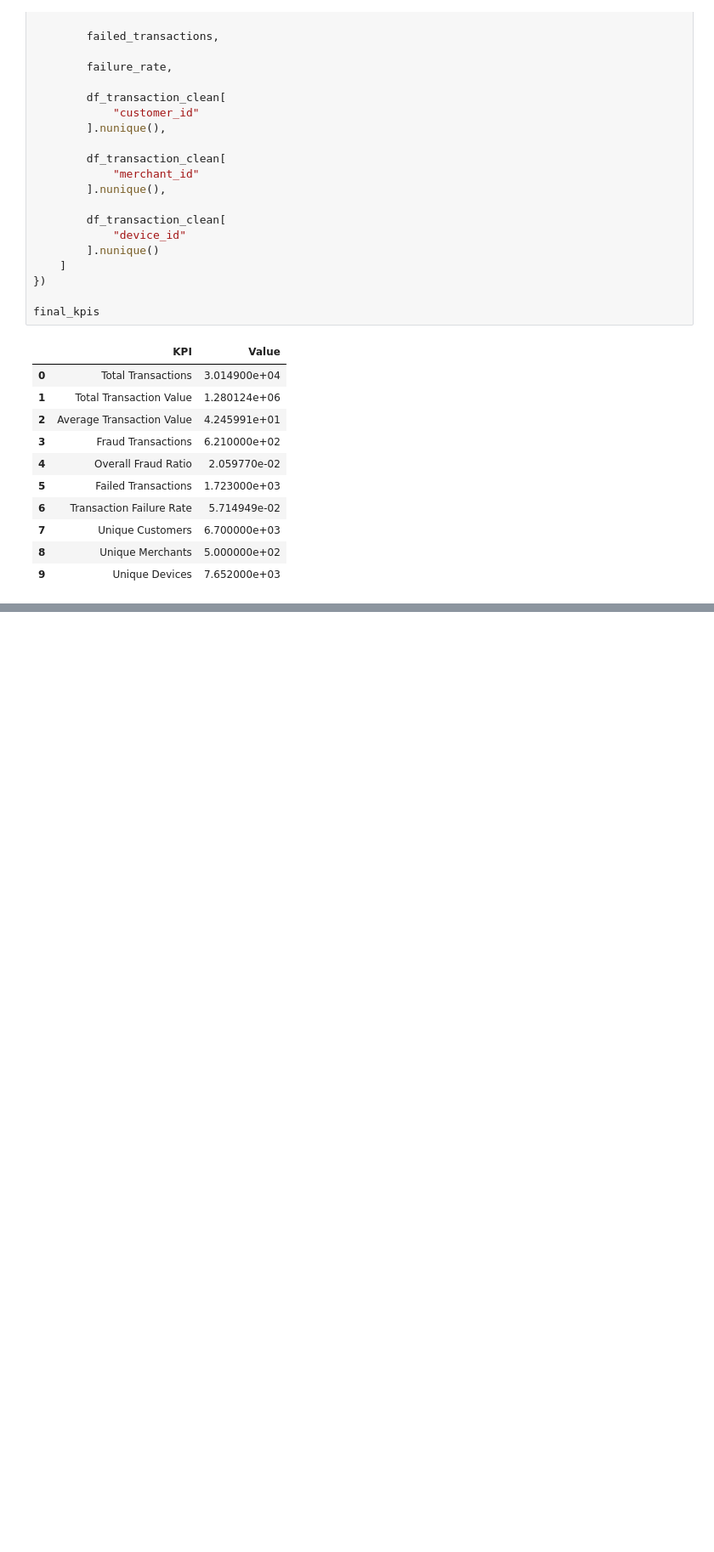
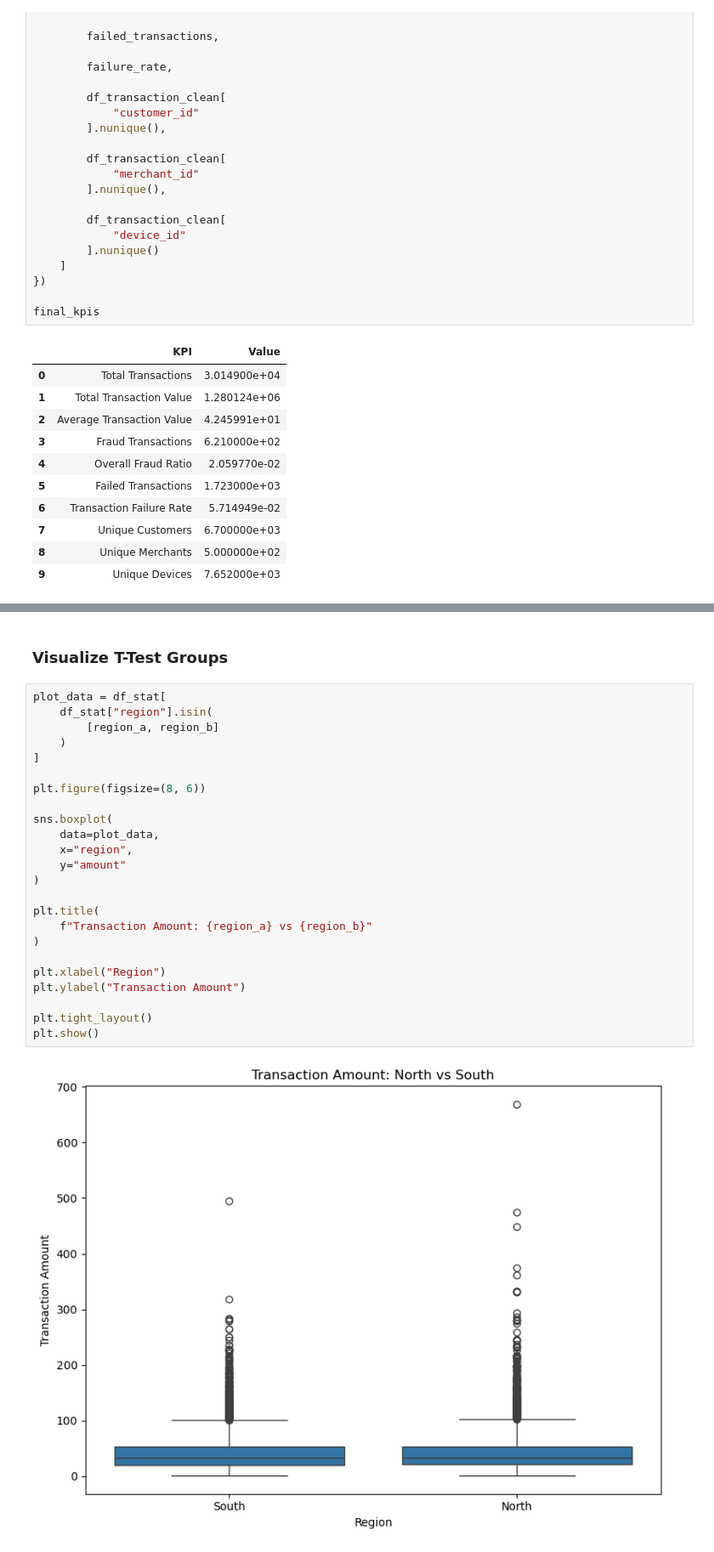
Before and after one commit to arinmac26-sys/UPI_Transaction_Analysis, a Jupyter notebook: Python/UPI_Transaction_Capstone_Project.ipynb, the cells around one changed output, grey strips where cells are left out. Shown at 85% size. Saved outputs shown, nothing was run; the diff lists cells and outputs as text; blank space fills up the shorter version.

```diff
--- a/Python/UPI_Transaction_Capstone_Project.ipynb
+++ b/Python/UPI_Transaction_Capstone_Project.ipynb
@@ -2012,0 +2071,28 @@ final_kpis
+# %% [markdown]
+### Visualize T-Test Groups
+# %%
+plot_data = df_stat[
+    df_stat["region"].isin(
+        [region_a, region_b]
+    )
+]
+
+plt.figure(figsize=(8, 6))
+
+sns.boxplot(
+    data=plot_data,
+    x="region",
+    y="amount"
+)
+
+plt.title(
+    f"Transaction Amount: {region_a} vs {region_b}"
+)
+
+plt.xlabel("Region")
+plt.ylabel("Transaction Amount")
+
+plt.tight_layout()
+plt.show()
+# %% [output]
+[figure, added]
```
Also changed, not shown: parts of 35 cells of this notebook.
